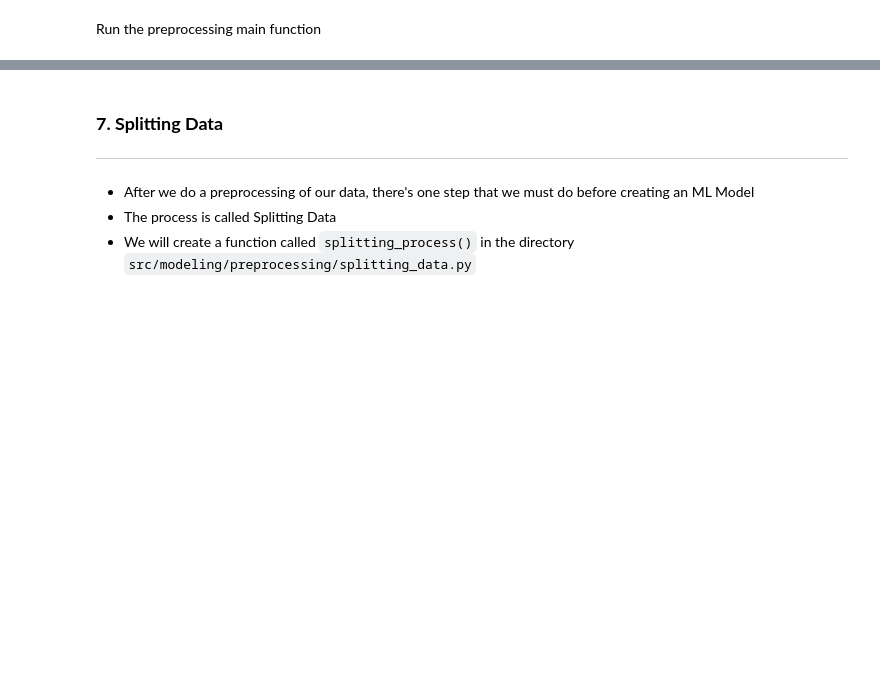
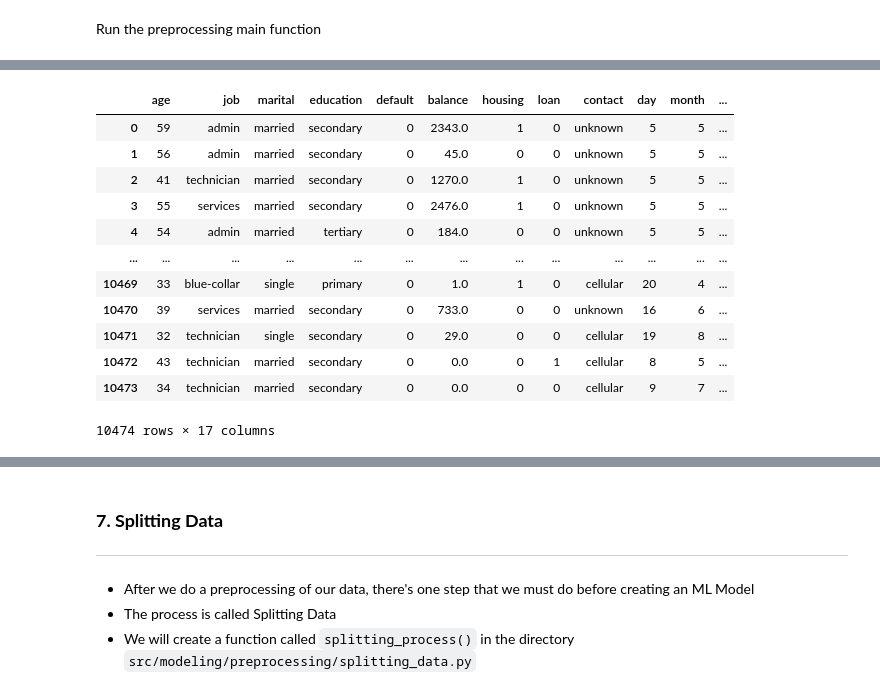
Before and after one commit to alwanrahmanas/machine_learning_pipeline, a Jupyter notebook: live_class_week_8.ipynb, the cells around one changed output, grey strips where cells are left out. Saved outputs shown, nothing was run; the diff lists cells and outputs as text; code cells hidden in the pictures; blank space fills up the shorter version.

```diff
--- a/live_class_week_8.ipynb
+++ b/live_class_week_8.ipynb
@@ -448,0 +513,16 @@ from src.modeling.preprocessing.preprocessing_data import preprocessing_process
+# %%
+df_wh_bank
+# %% [output]
+|  | age | job | marital | education | default | balance | housing | loan | contact | day | month | ... |
+| 0 | 59 | admin | married | secondary | 0 | 2343.0 | 1 | 0 | unknown | 5 | 5 | ... |
+| 1 | 56 | admin | married | secondary | 0 | 45.0 | 0 | 0 | unknown | 5 | 5 | ... |
+| 2 | 41 | technician | married | secondary | 0 | 1270.0 | 1 | 0 | unknown | 5 | 5 | ... |
+| 3 | 55 | services | married | secondary | 0 | 2476.0 | 1 | 0 | unknown | 5 | 5 | ... |
+| 4 | 54 | admin | married | tertiary | 0 | 184.0 | 0 | 0 | unknown | 5 | 5 | ... |
+| ... | ... | ... | ... | ... | ... | ... | ... | ... | ... | ... | ... | ... |
+| 10469 | 33 | blue-collar | single | primary | 0 | 1.0 | 1 | 0 | cellular | 20 | 4 | ... |
+| 10470 | 39 | services | married | secondary | 0 | 733.0 | 0 | 0 | unknown | 16 | 6 | ... |
+| 10471 | 32 | technician | single | secondary | 0 | 29.0 | 0 | 0 | cellular | 19 | 8 | ... |
+| 10472 | 43 | technician | married | secondary | 0 | 0.0 | 0 | 1 | cellular | 8 | 5 | ... |
+| 10473 | 34 | technician | married | secondary | 0 | 0.0 | 0 | 0 | cellular | 9 | 7 | ... |
+10474 rows × 17 columns
```
Also changed, not shown: parts of 34 cells of this notebook, 7 other files.
